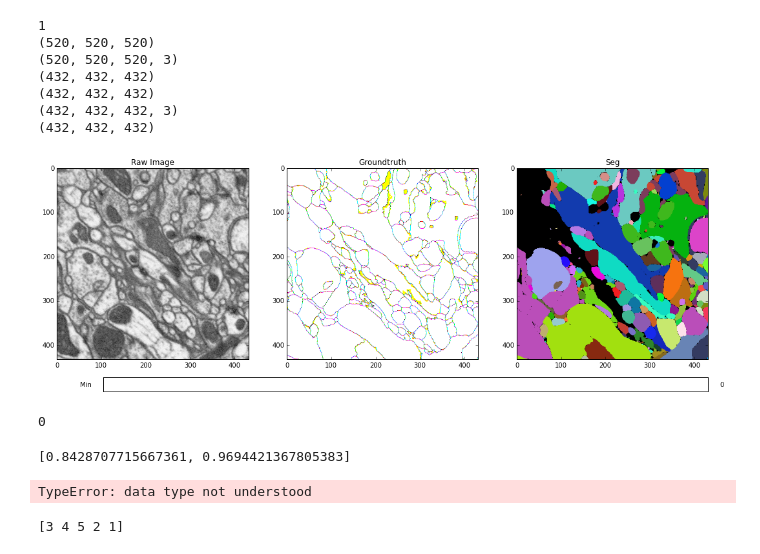
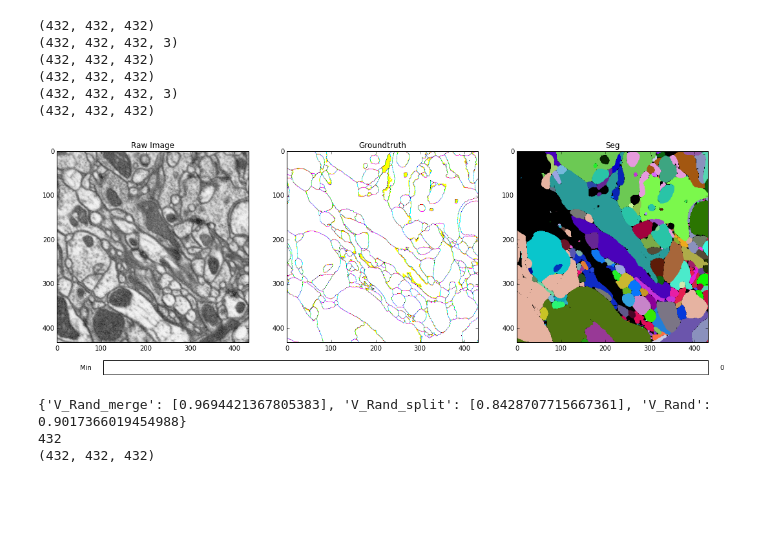
Before and after one commit to csinva/conv-net-scripts, a Jupyter notebook: test_new_setup.ipynb, the cells around one changed output. Drawn from its saved outputs; the diff is of its cells as text; code cells hidden in the pictures; blank space fills up the shorter version.

```diff
--- a/test_new_setup.ipynb
+++ b/test_new_setup.ipynb
@@ -101,47 +74,32 @@ label_set = np.asarray(g['main'],dtype='float32') #3,z,y,x
 label_set = np.transpose(label_set,(1,2,3,0))
 # %%
 # loading h5
-'''
-hdf5_seg_file = '/groups/turaga/home/turagas/data/FlyEM/fibsem_medulla_7col/tstvol-520-2-h5/groundtruth_seg_thick.h5'
-hdf5_seg = h5py.File(hdf5_seg_file, 'r')
-seg = np.asarray(hdf5_seg['main'],dtype='uint32')
-'''
-print len(m[0])
-seg = m[0][0]
+seg = segs[0]
 print im.shape
 print label_set.shape
 print seg.shape
 im,label_set=trim(im,label_set,seg)
 print im.shape
 print label_set.shape
 print seg.shape
 display_seg(im, label_set, seg, im_size=label_set.shape[0], im2_size=seg.shape[0])
 # %% [output]
-1
-(520, 520, 520)
-(520, 520, 520, 3)
+(432, 432, 432)
+(432, 432, 432, 3)
 (432, 432, 432)
 (432, 432, 432)
 (432, 432, 432, 3)
 (432, 432, 432)
-[figure, old version]
+[figure, new version]
 # %%
 import sys
 sys.modules.clear(  )
-# %%
-i
-# %% [output]
-0
-# %%
-print m[1]
-x = np.array(3,2)
-x[0,:] = m[1]
-# %% [output]
-[0.8428707715667361, 0.9694421367805383]
-TypeError: data type not understood
-# %%
-x = [3.0,4.0,5.0,2.0,1.0]
-arr = np.array(x,dtype='uint32')
-print arr
-# %% [output]
-[3 4 5 2 1]
+# %%
+print m[1]
+seg = m[0][0]
+print len(seg)
+print seg.shape
+# %% [output]
+{'V_Rand_merge': [0.9694421367805383], 'V_Rand_split': [0.8428707715667361], 'V_Rand': 0.9017366019454988}
+432
+(432, 432, 432)
```
Also changed, not shown: parts of 4 cells of this notebook, 2 other files.
